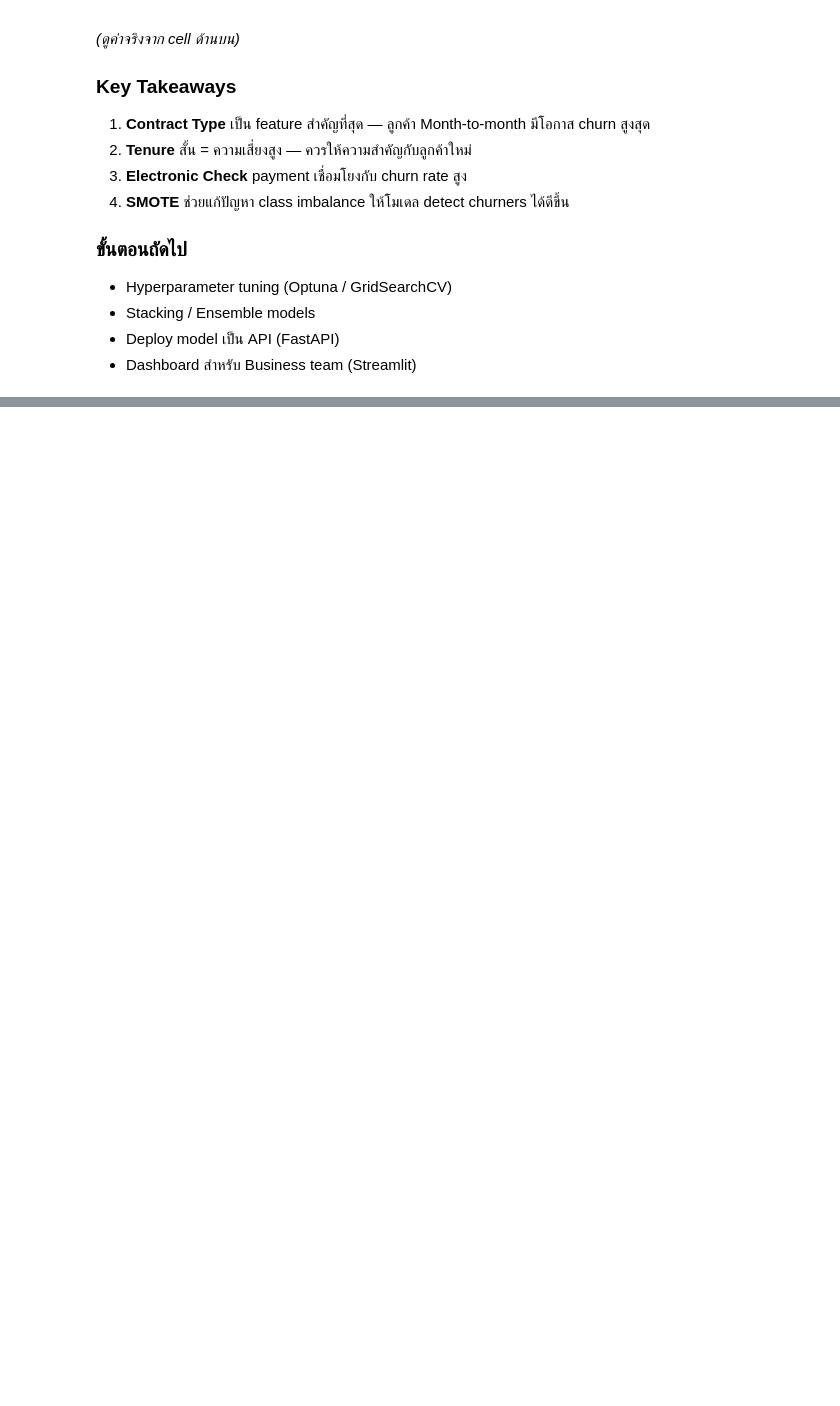
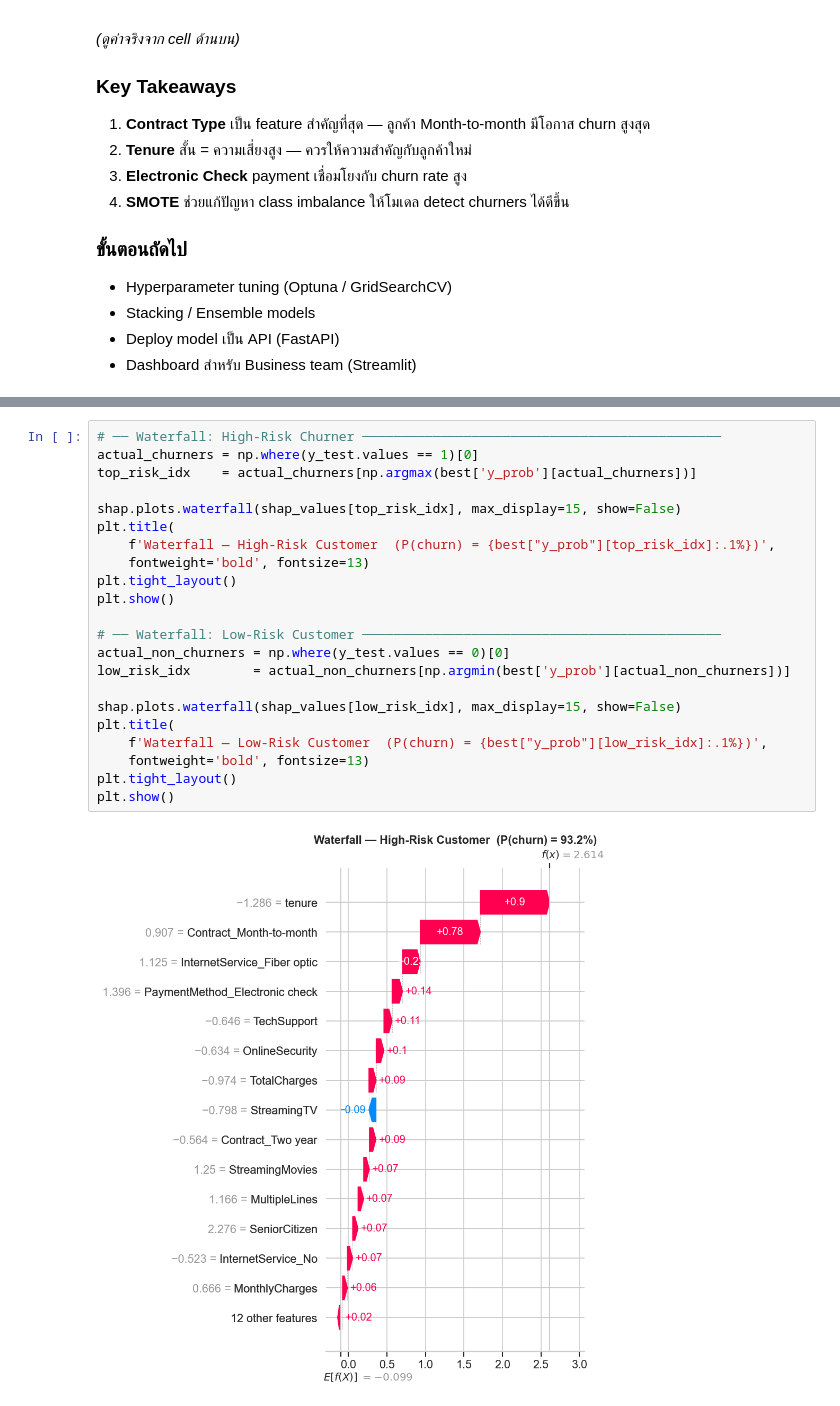
Before and after one commit to Papimon-Ko/customer-churn-prediction, a Jupyter notebook: notebooks/customer_churn.ipynb, the cells around one changed output, grey strips where cells are left out. Drawn from its saved outputs; the diff is of its cells as text; blank space fills up the shorter version.

```diff
--- a/notebooks/customer_churn.ipynb
+++ b/notebooks/customer_churn.ipynb
@@ -658,0 +741,24 @@ plt.show()
+# %%
+# ── Waterfall: High-Risk Churner ──────────────────────────────────────────────
+actual_churners = np.where(y_test.values == 1)[0]
+top_risk_idx    = actual_churners[np.argmax(best['y_prob'][actual_churners])]
+
+shap.plots.waterfall(shap_values[top_risk_idx], max_display=15, show=False)
+plt.title(
+    f'Waterfall — High-Risk Customer  (P(churn) = {best["y_prob"][top_risk_idx]:.1%})',
+    fontweight='bold', fontsize=13)
+plt.tight_layout()
+plt.show()
+
+# ── Waterfall: Low-Risk Customer ──────────────────────────────────────────────
+actual_non_churners = np.where(y_test.values == 0)[0]
+low_risk_idx        = actual_non_churners[np.argmin(best['y_prob'][actual_non_churners])]
+
+shap.plots.waterfall(shap_values[low_risk_idx], max_display=15, show=False)
+plt.title(
+    f'Waterfall — Low-Risk Customer  (P(churn) = {best["y_prob"][low_risk_idx]:.1%})',
+    fontweight='bold', fontsize=13)
+plt.tight_layout()
+plt.show()
+# %% [output]
+[figure, added]
```
Also changed, not shown: parts of 8 cells of this notebook, 7 other files.
